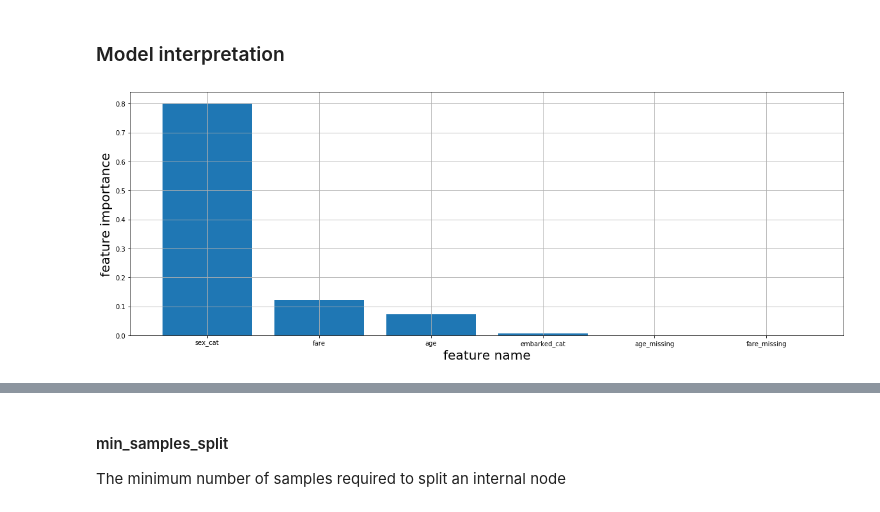
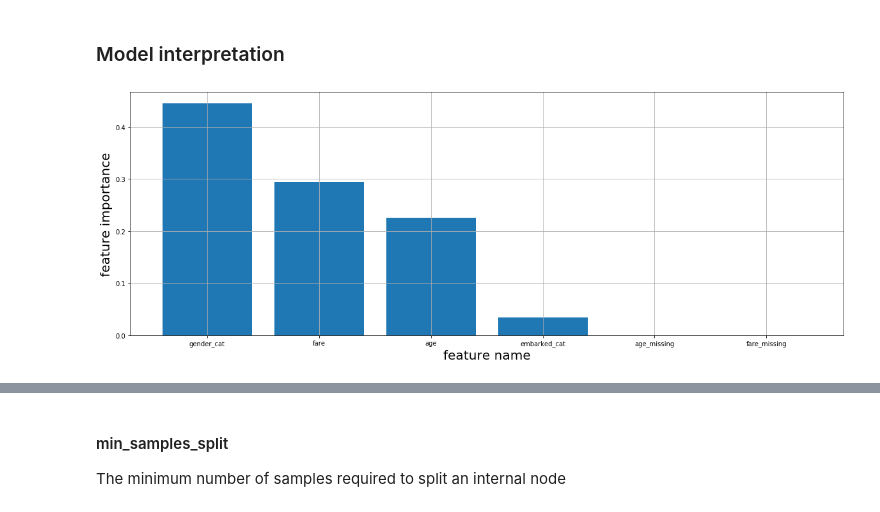
Before and after one commit to tlapusan/tree_based_models_workshop, a Jupyter notebook: notebooks/titanic.ipynb, the cells around one changed output, grey strips where cells are left out. Cells and saved outputs as stored; diff of their text form; code cells hidden in the pictures.

```diff
--- a/notebooks/titanic.ipynb
+++ b/notebooks/titanic.ipynb
@@ -538,6 +557,6 @@ dataset.age.median()
 # %%
 dataset["age_missing"] = dataset.age.isna()
-dataset.fillna({"age":dataset.age.median()}, inplace = True)
+dataset.fillna({"age":dataset.age.mean()}, inplace = True)
 # %% [markdown]
 ### workshop work
 # %%
@@ -556,5 +576,5 @@ fare            False
 embarked_cat    False
 dtype: bool
 # %%
-feature_set_v3 = ["sex_cat", "age", "age_missing", "fare", "fare_missing", "embarked_cat"]
+feature_set_v3 = ["gender_cat", "age", "age_missing", "fare", "fare_missing", "embarked_cat"]
 # %%
@@ -676,5 +737,5 @@ validation.age.plot.hist()
 # %%
-dt_v4 = DecisionTreeClassifier(max_depth=5, random_state=random_state, class_weight=None)
+dt_v4 = DecisionTreeClassifier(max_depth=5, random_state=random_state)
 dt_v4.fit(train[feature_set_v3], train[target])
 # %% [output]
 DecisionTreeClassifier(class_weight=None, criterion='gini', max_depth=5,
@@ -724,4 +762,4 @@ dts = DecisionTreeStructure(dt_v4, train, feature_set_v3, target)
 # %%
-dts.show_features_importance(figsize=(20,7))
+show_features_importance(dt_v4, feature_set_v3, figsize=(20,7))
 # %% [output]
-[figure, old version]
+[figure, new version]
```
Also changed, not shown: parts of 173 cells of this notebook, 8 other files.
